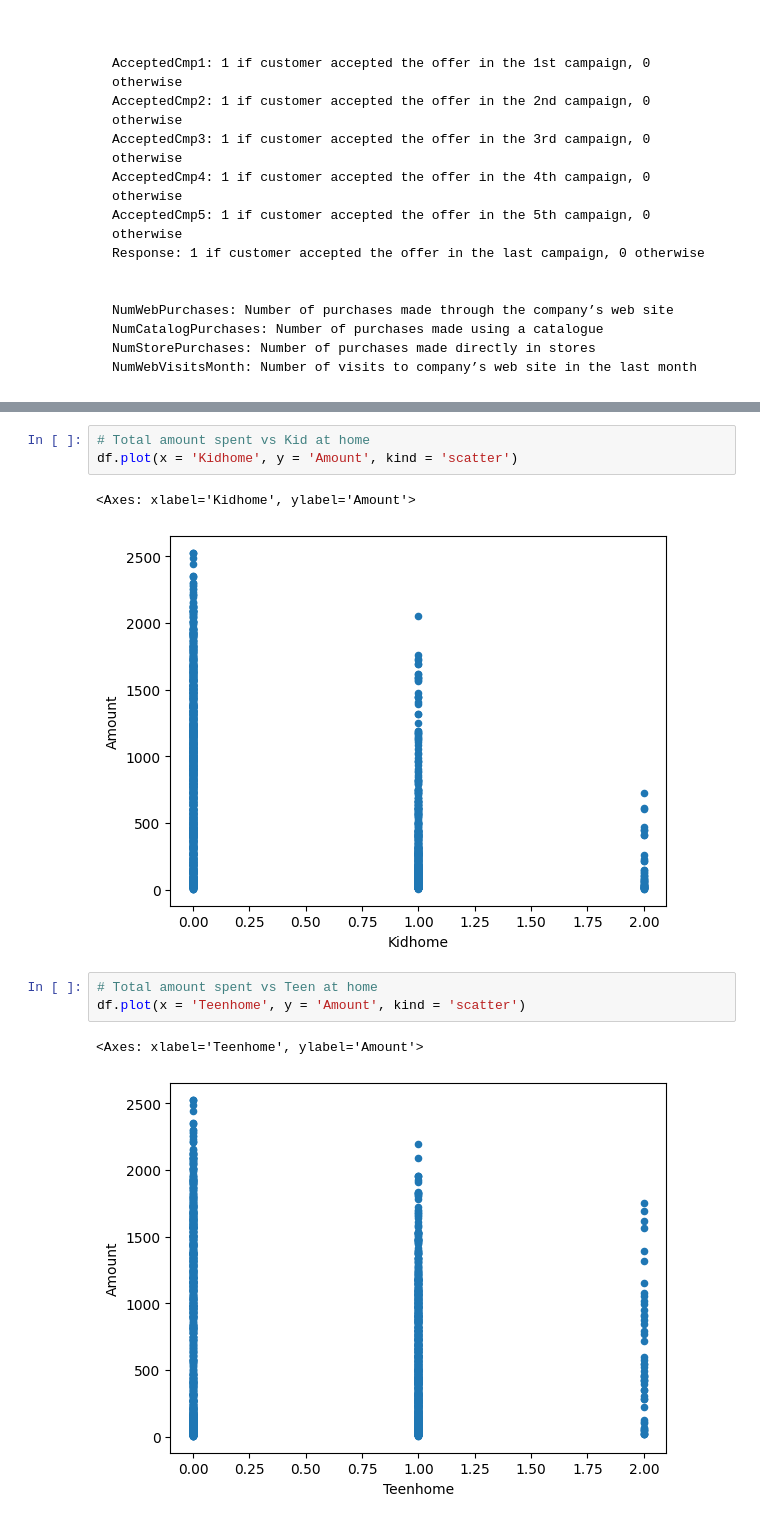
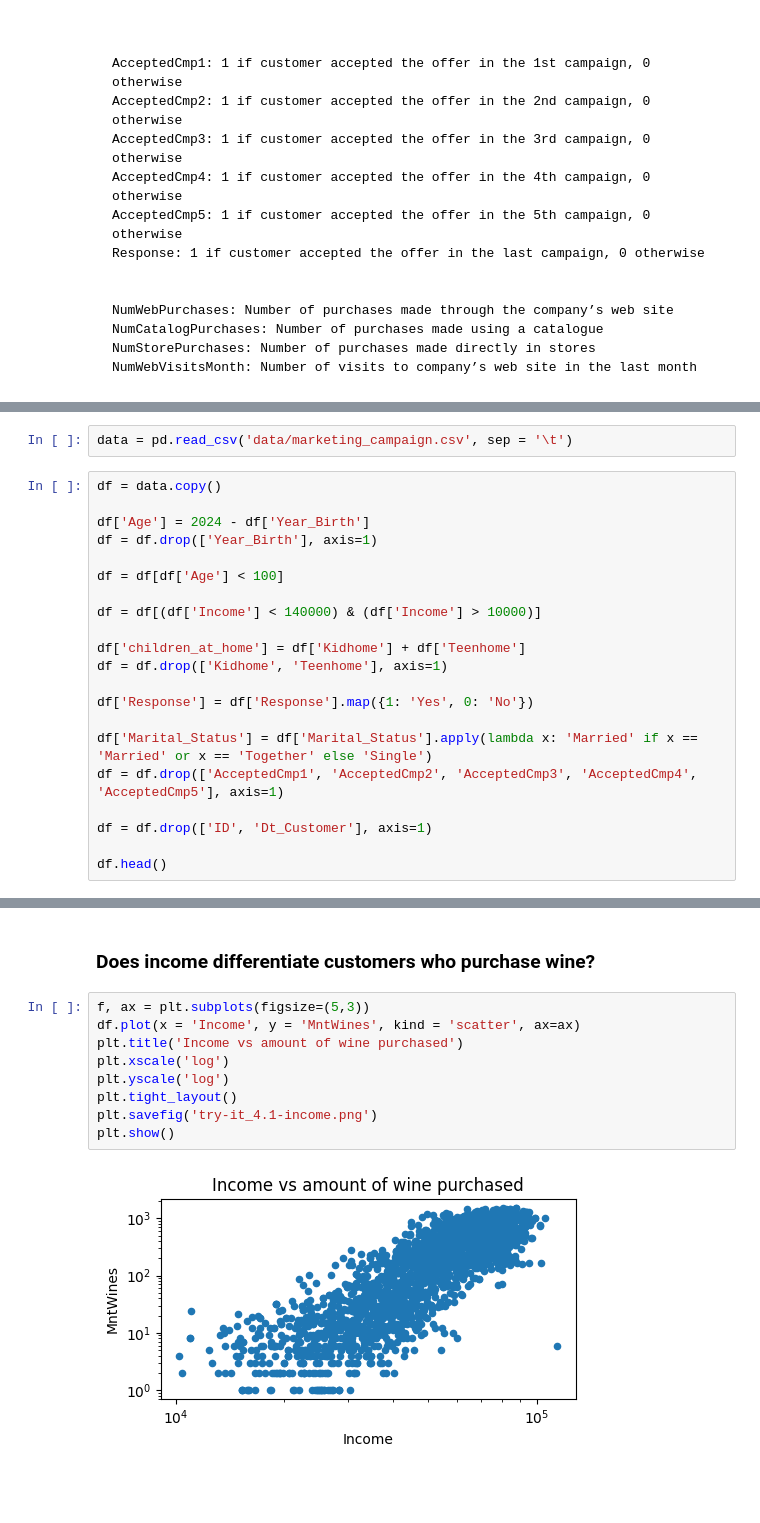
Before and after one commit to hpmartins/mlai-ucb-codes, a Jupyter notebook: course_activities/04/try-it_4.1.ipynb, the cells around one changed output, grey strips where cells are left out. Drawn from its saved outputs; the diff is of its cells as text; blank space fills up the shorter version.

```diff
--- a/course_activities/04/try-it_4.1.ipynb
+++ b/course_activities/04/try-it_4.1.ipynb
@@ -74,0 +62,23 @@ df.head()
+# %%
+data = pd.read_csv('data/marketing_campaign.csv', sep = '\t')
+# %%
+df = data.copy()
+
+df['Age'] = 2024 - df['Year_Birth']
+df = df.drop(['Year_Birth'], axis=1)
+
+df = df[df['Age'] < 100]
+
+df = df[(df['Income'] < 140000) & (df['Income'] > 10000)]
+
+df['children_at_home'] = df['Kidhome'] + df['Teenhome']
+df = df.drop(['Kidhome', 'Teenhome'], axis=1)
+
+df['Response'] = df['Response'].map({1: 'Yes', 0: 'No'})
+
+df['Marital_Status'] = df['Marital_Status'].apply(lambda x: 'Married' if x == 'Married' or x == 'Together' else 'Single')
+df = df.drop(['AcceptedCmp1', 'AcceptedCmp2', 'AcceptedCmp3', 'AcceptedCmp4', 'AcceptedCmp5'], axis=1)
+
+df = df.drop(['ID', 'Dt_Customer'], axis=1)
+
+df.head()
@@ -101,12 +113,13 @@ df.plot(x = 'Marital_Status', y = 'NumPurchases', kind = 'scatter')
-# %%
-# Total amount spent vs Kid at home
-df.plot(x = 'Kidhome', y = 'Amount', kind = 'scatter')
-# %% [output]
-<Axes: xlabel='Kidhome', ylabel='Amount'>
-[figure, removed]
-# %%
-# Total amount spent vs Teen at home
-df.plot(x = 'Teenhome', y = 'Amount', kind = 'scatter')
-# %% [output]
-<Axes: xlabel='Teenhome', ylabel='Amount'>
-[figure, removed]
+# %% [markdown]
+### Does income differentiate customers who purchase wine?
+# %%
+f, ax = plt.subplots(figsize=(5,3))
+df.plot(x = 'Income', y = 'MntWines', kind = 'scatter', ax=ax)
+plt.title('Income vs amount of wine purchased')
+plt.xscale('log')
+plt.yscale('log')
+plt.tight_layout()
+plt.savefig('try-it_4.1-income.png')
+plt.show()
+# %% [output]
+[figure, added]
```
Also changed, not shown: parts of 15 cells of this notebook, 4 other files.
